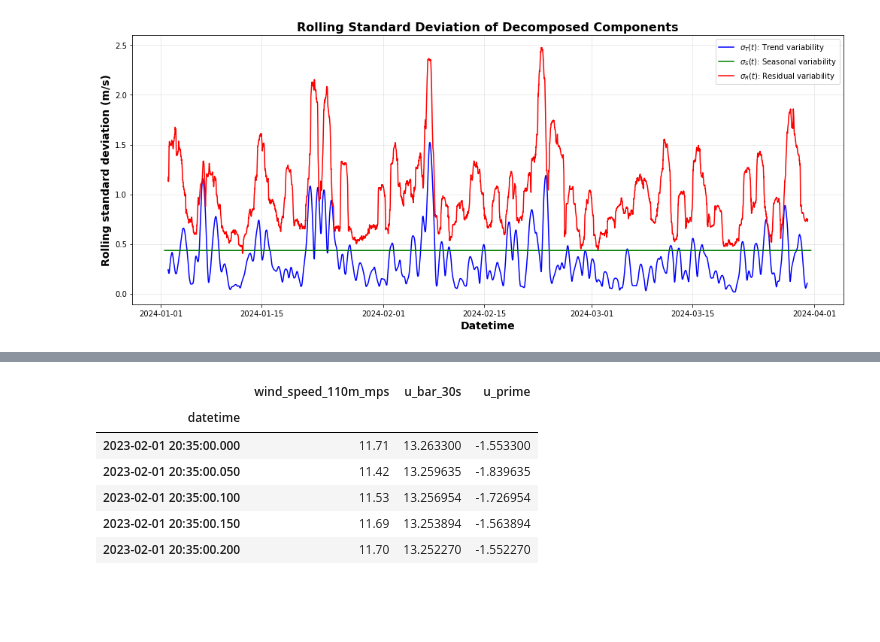
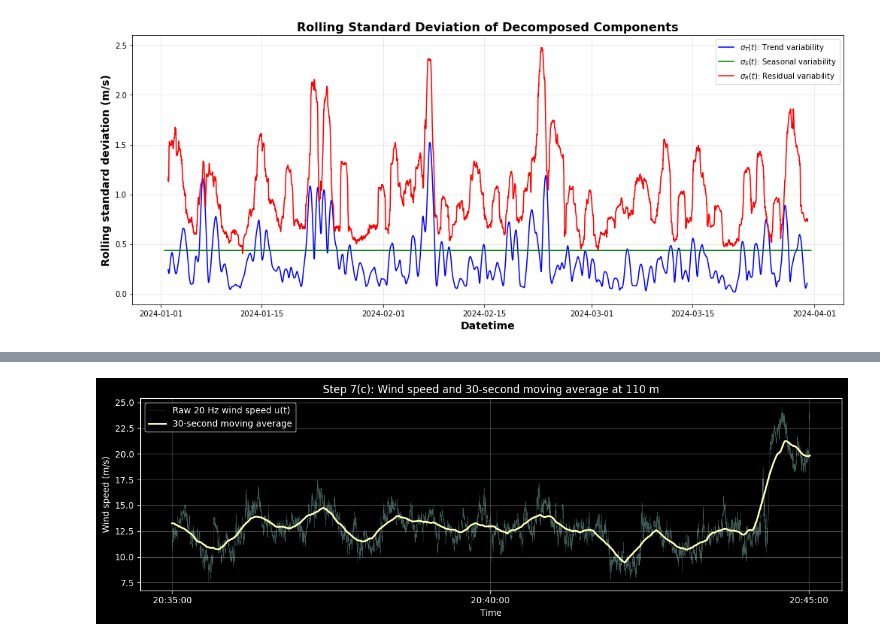
Before and after one commit to KaluInnocentOkoro/wind_physics_measurement_project, a Jupyter notebook: topic_2_energy_meteorology.ipynb, the cells around one changed output, grey strips where cells are left out. Cells and saved outputs as stored; diff of their text form; code cells hidden in the pictures; blank space fills up the shorter version.

```diff
--- a/topic_2_energy_meteorology.ipynb
+++ b/topic_2_energy_meteorology.ipynb
@@ -637,25 +666,48 @@ plt.show()
 # %%
-# ---------------------------------------------------------
-# 5. Compute 30-second moving average and turbulent fluctuation
-# ---------------------------------------------------------
+# ============================================================
+# 7(c) Compute and plot short-time moving average
+# ============================================================
+# The moving average represents the local/background wind speed.
+#
+# The exercise suggests a short-time moving average of about 10–30 seconds.
+# We use 30 seconds because it smooths the very fast fluctuations,
+# but it still follows the short-term change of the wind.
 
-# 30-second moving average:
-# This represents the local/background wind speed.
+moving_average_window = "30s"
+
 segment["u_bar_30s"] = segment[u_col].rolling(
-    "30s", center=True, min_periods=1
+    moving_average_window,
+    center=True,
+    min_periods=1
 ).mean()
 
-# Turbulent fluctuation:
-# This is the fast part of the wind signal.
-segment["u_prime"] = segment[u_col] - segment["u_bar_30s"]
+fig, ax = plt.subplots(figsize=(12, 4))
 
-segment.head()
+ax.plot(
+    segment.index,
+    segment[u_col],
+    linewidth=0.3,
+    alpha=0.45,
+    label="Raw 20 Hz wind speed u(t)"
+)
+
+ax.plot(
+    segment.index,
+    segment["u_bar_30s"],
+    linewidth=2.0,
+    label="30-second moving average"
+)
+
+ax.set_title(f"Step 7(c): Wind speed and 30-second moving average at {height} m")
+ax.set_ylabel("Wind speed (m/s)")
+ax.set_xlabel("Time")
+ax.legend()
+ax.grid(True, alpha=0.3)
+
+ax.xaxis.set_major_formatter(mdates.DateFormatter("%H:%M:%S"))
+
+plt.tight_layout()
+plt.show()
 # %% [output]
-|  | wind_speed_110m_mps | u_bar_30s | u_prime |
-| datetime |  |  |  |
-| 2023-02-01 20:35:00.000 | 11.71 | 13.263300 | -1.553300 |
-| 2023-02-01 20:35:00.050 | 11.42 | 13.259635 | -1.839635 |
-| 2023-02-01 20:35:00.100 | 11.53 | 13.256954 | -1.726954 |
-| 2023-02-01 20:35:00.150 | 11.69 | 13.253894 | -1.563894 |
-| 2023-02-01 20:35:00.200 | 11.70 | 13.252270 | -1.552270 |
+[figure, added]
 # %%
```
Also changed, not shown: parts of 11 cells of this notebook.
